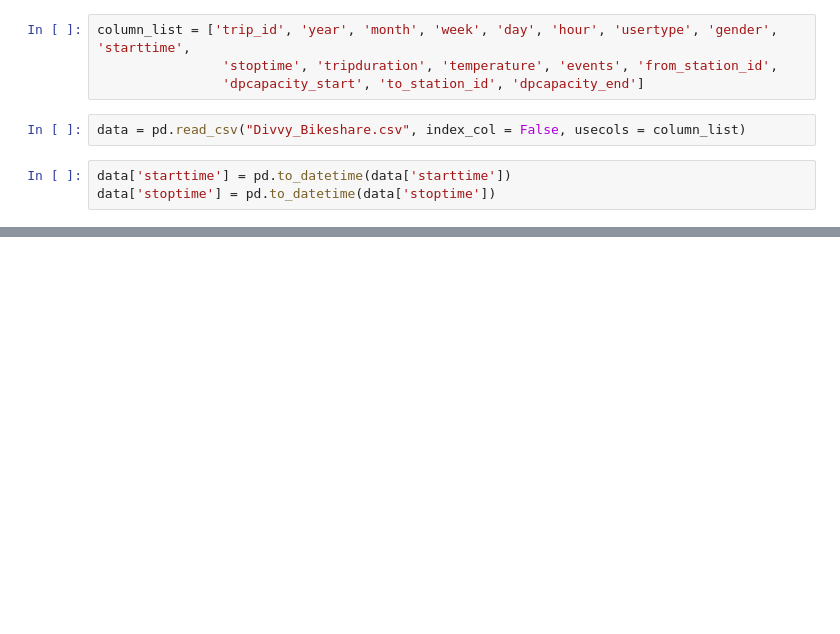
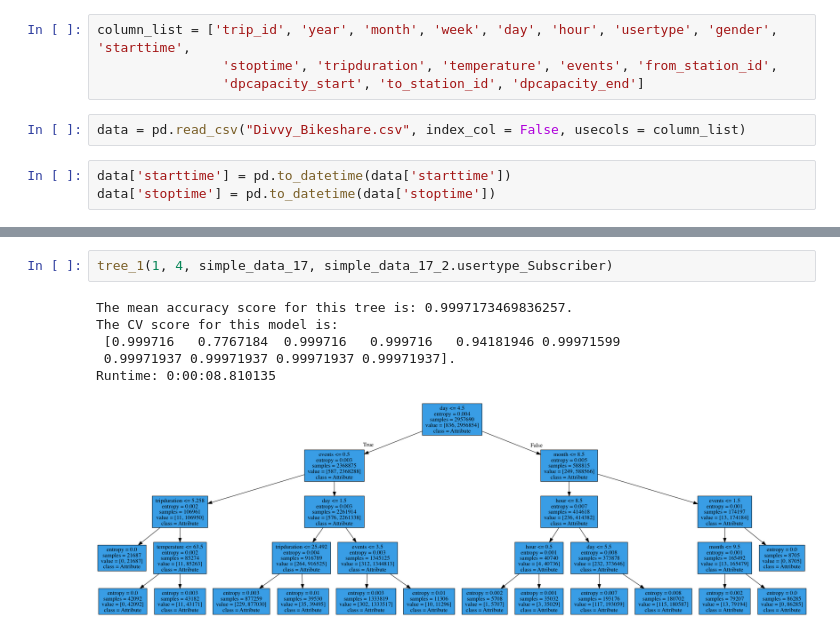
Before and after one commit to Begecky/Pre-Bootcamp-Materials, a Jupyter notebook: Unit_3/Tree_Challenge!.ipynb, the cells around one changed output, grey strips where cells are left out. Cells and saved outputs as stored; diff of their text form; blank space fills up the shorter version.

```diff
--- a/Unit_3/Tree_Challenge!.ipynb
+++ b/Unit_3/Tree_Challenge!.ipynb
@@ -69,0 +283,9 @@ def simpler_forest(target)
+# %%
+tree_1(1, 4, simple_data_17, simple_data_17_2.usertype_Subscriber)
+# %% [output]
+The mean accuracy score for this tree is: 0.9997173469836257.
+The CV score for this model is:
+ [0.999716   0.7767184  0.999716   0.999716   0.94181946 0.99971599
+ 0.99971937 0.99971937 0.99971937 0.99971937].
+Runtime: 0:00:08.810135
+[figure, added]
```
Also changed, not shown: parts of 44 cells of this notebook.
